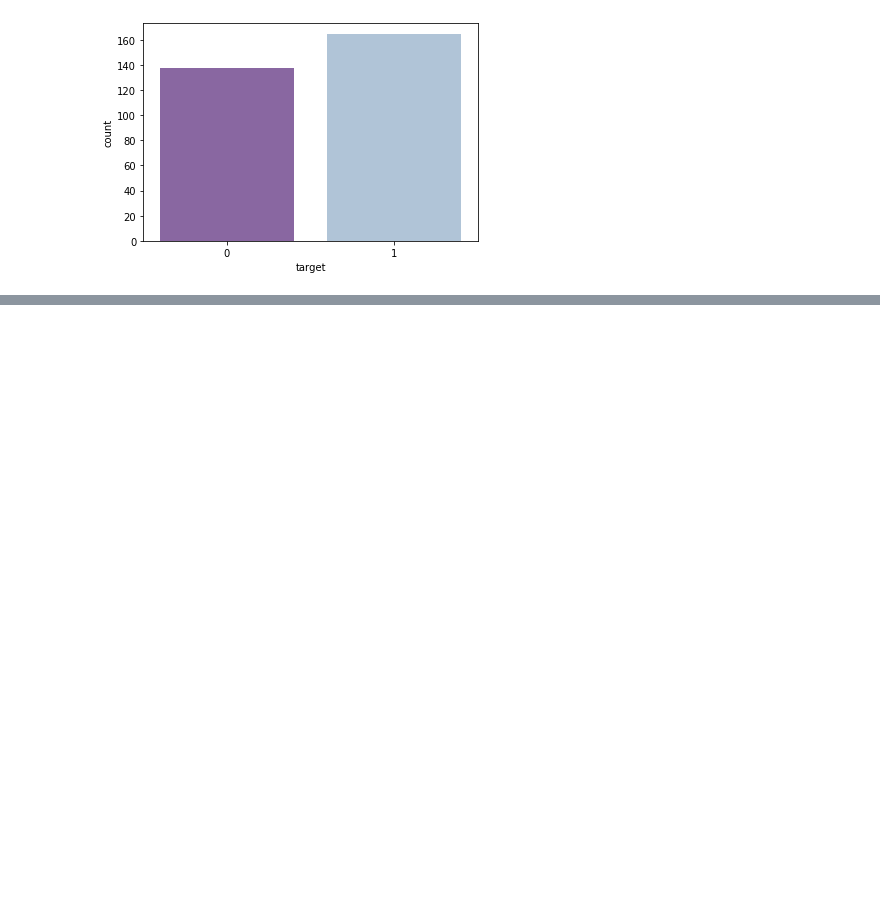
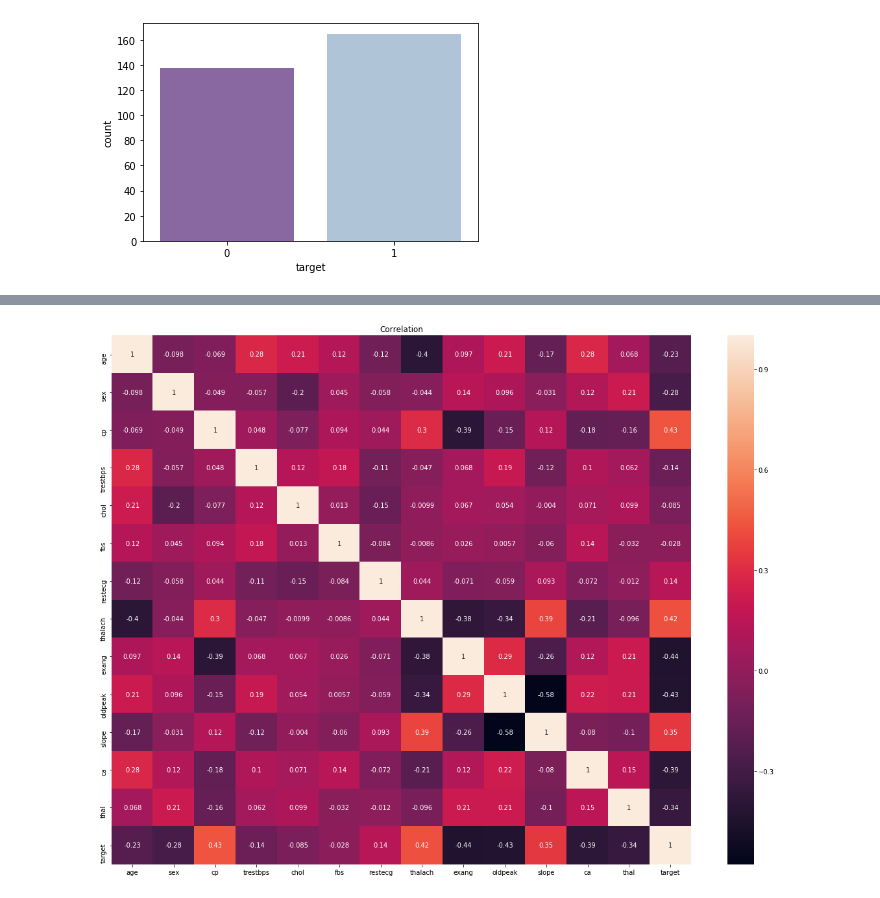
Before and after one commit to shuangsong/heart_attack_prediction, a Jupyter notebook: heart.ipynb, the cells around one changed output, grey strips where cells are left out. Cells and saved outputs as stored; diff of their text form; code cells hidden in the pictures; blank space fills up the shorter version.

```diff
--- a/heart.ipynb
+++ b/heart.ipynb
@@ -13,2 +13,2 @@ print(os.listdir("../my_project"))
 # %%
-df = pd.read_csv("../my_project/heart.csv")
+heart_df = pd.read_csv("../my_project/heart.csv")
@@ -38,0 +115,8 @@ plt.show()
+# %%
+plt.figure(figsize=(20,15))
+plt.title('Correlation')
+sns.heatmap(heart_df.corr(),annot=True)
+plt.show()
+heart_df.corr()
+# %% [output]
+[figure, added]
```
Also changed, not shown: parts of 28 cells of this notebook.
